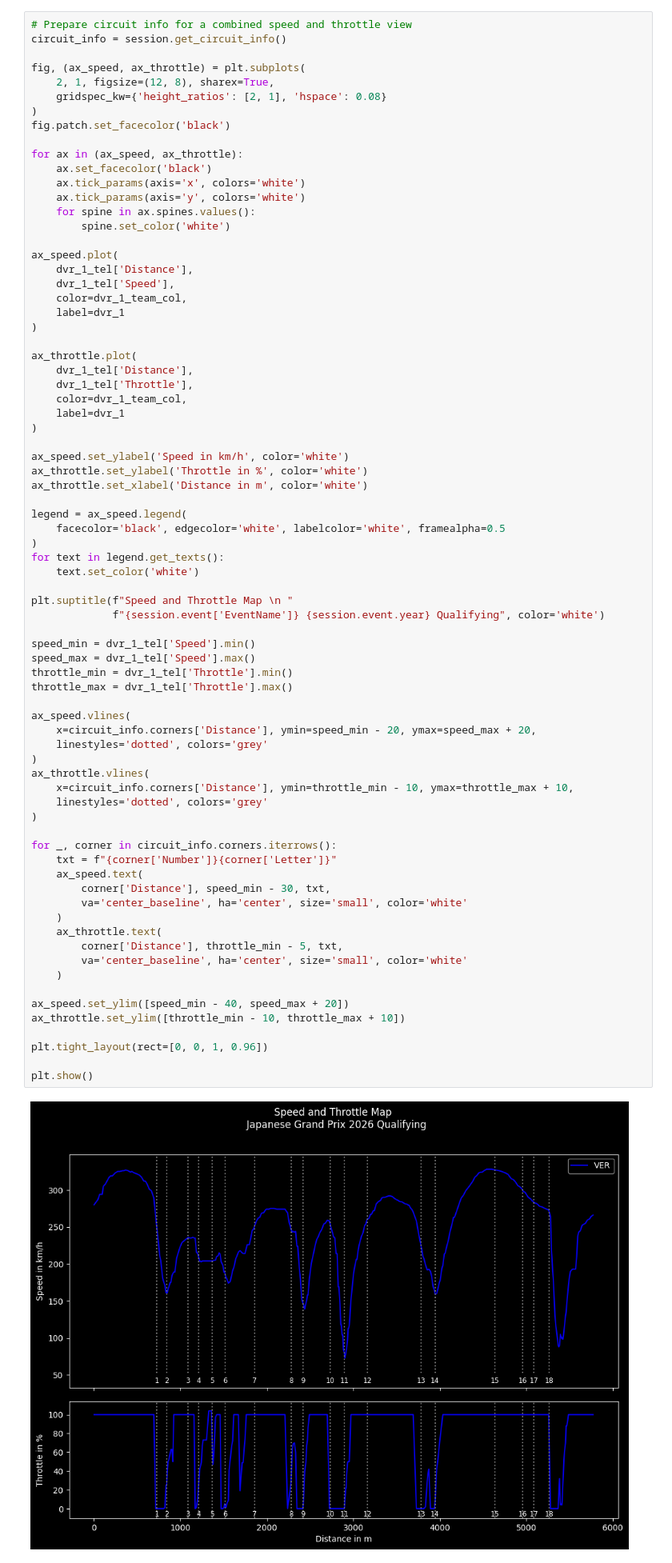
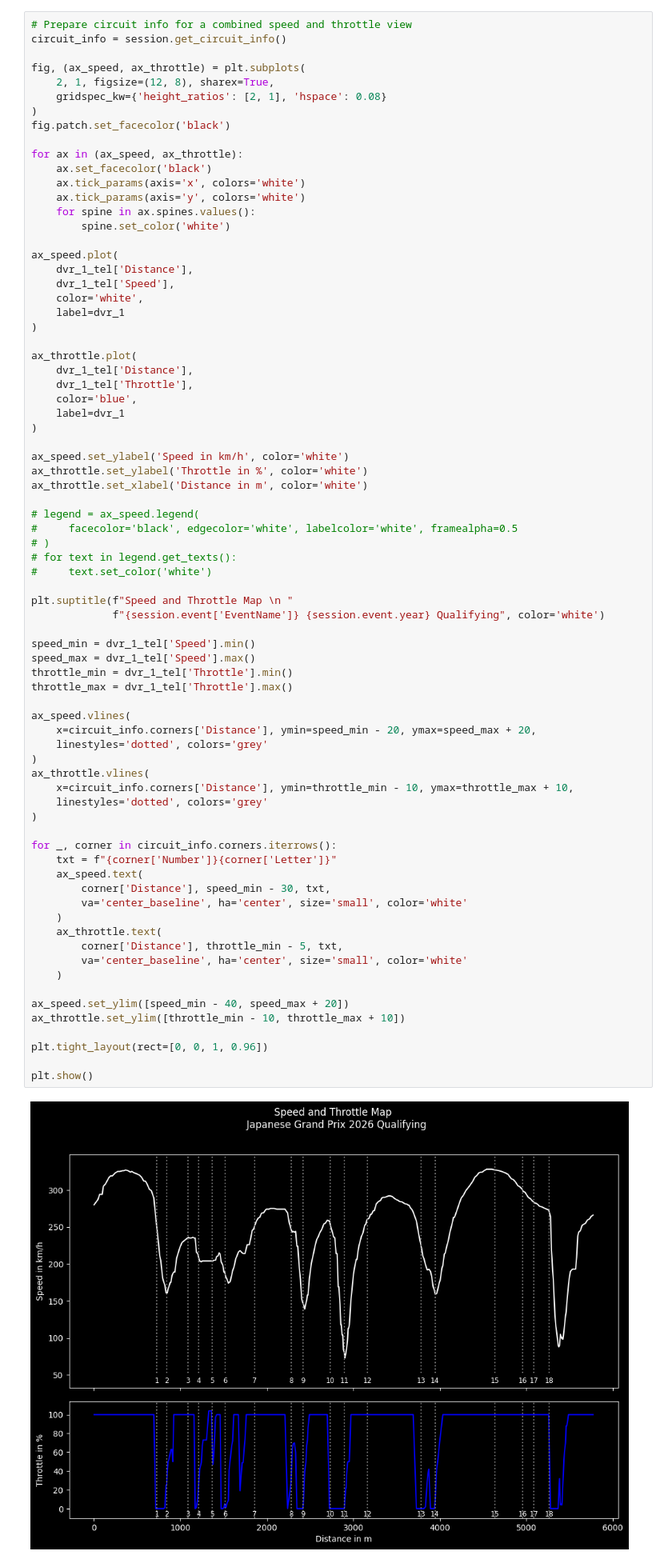
Before and after one commit to muhammadarkan01/F1-Data-Analyst, a Jupyter notebook: mk_2/nb_1.ipynb, the cells around one changed output. Shown at 80% size. Cells and saved outputs as stored; diff of their text form.

```diff
--- a/mk_2/nb_1.ipynb
+++ b/mk_2/nb_1.ipynb
@@ -100,14 +95,14 @@ for ax in (ax_speed, ax_throttle):
 ax_speed.plot(
     dvr_1_tel['Distance'],
     dvr_1_tel['Speed'],
-    color=dvr_1_team_col,
+    color='white',
     label=dvr_1
 )
 
 ax_throttle.plot(
     dvr_1_tel['Distance'],
     dvr_1_tel['Throttle'],
-    color=dvr_1_team_col,
+    color='blue',
     label=dvr_1
 )
 
@@ -115,11 +110,11 @@ ax_speed.set_ylabel('Speed in km/h', color='white')
 ax_throttle.set_ylabel('Throttle in %', color='white')
 ax_throttle.set_xlabel('Distance in m', color='white')
 
-legend = ax_speed.legend(
-    facecolor='black', edgecolor='white', labelcolor='white', framealpha=0.5
-)
-for text in legend.get_texts():
-    text.set_color('white')
+# legend = ax_speed.legend(
+#     facecolor='black', edgecolor='white', labelcolor='white', framealpha=0.5
+# )
+# for text in legend.get_texts():
+#     text.set_color('white')
 
 plt.suptitle(f"Speed and Throttle Map \n "
              f"{session.event['EventName']} {session.event.year} Qualifying", color='white')
@@ -129,34 +124,34 @@ speed_max = dvr_1_tel['Speed'].max()
 throttle_min = dvr_1_tel['Throttle'].min()
 throttle_max = dvr_1_tel['Throttle'].max()
 
 ax_speed.vlines(
     x=circuit_info.corners['Distance'], ymin=speed_min - 20, ymax=speed_max + 20,
     linestyles='dotted', colors='grey'
 )
 ax_throttle.vlines(
     x=circuit_info.corners['Distance'], ymin=throttle_min - 10, ymax=throttle_max + 10,
     linestyles='dotted', colors='grey'
 )
 
 for _, corner in circuit_info.corners.iterrows():
     txt = f"{corner['Number']}{corner['Letter']}"
     ax_speed.text(
         corner['Distance'], speed_min - 30, txt,
         va='center_baseline', ha='center', size='small', color='white'
     )
     ax_throttle.text(
         corner['Distance'], throttle_min - 5, txt,
         va='center_baseline', ha='center', size='small', color='white'
     )
 
 ax_speed.set_ylim([speed_min - 40, speed_max + 20])
 ax_throttle.set_ylim([throttle_min - 10, throttle_max + 10])
 
 plt.tight_layout(rect=[0, 0, 1, 0.96])
 
 plt.show()
 # %% [output]
-[figure, old version]
+[figure, new version]
 # %%
 dvr_1_tel[dvr_1_tel['Throttle'] > 100]
 # %% [output]
```
Also changed, not shown: parts of 2 cells of this notebook.
